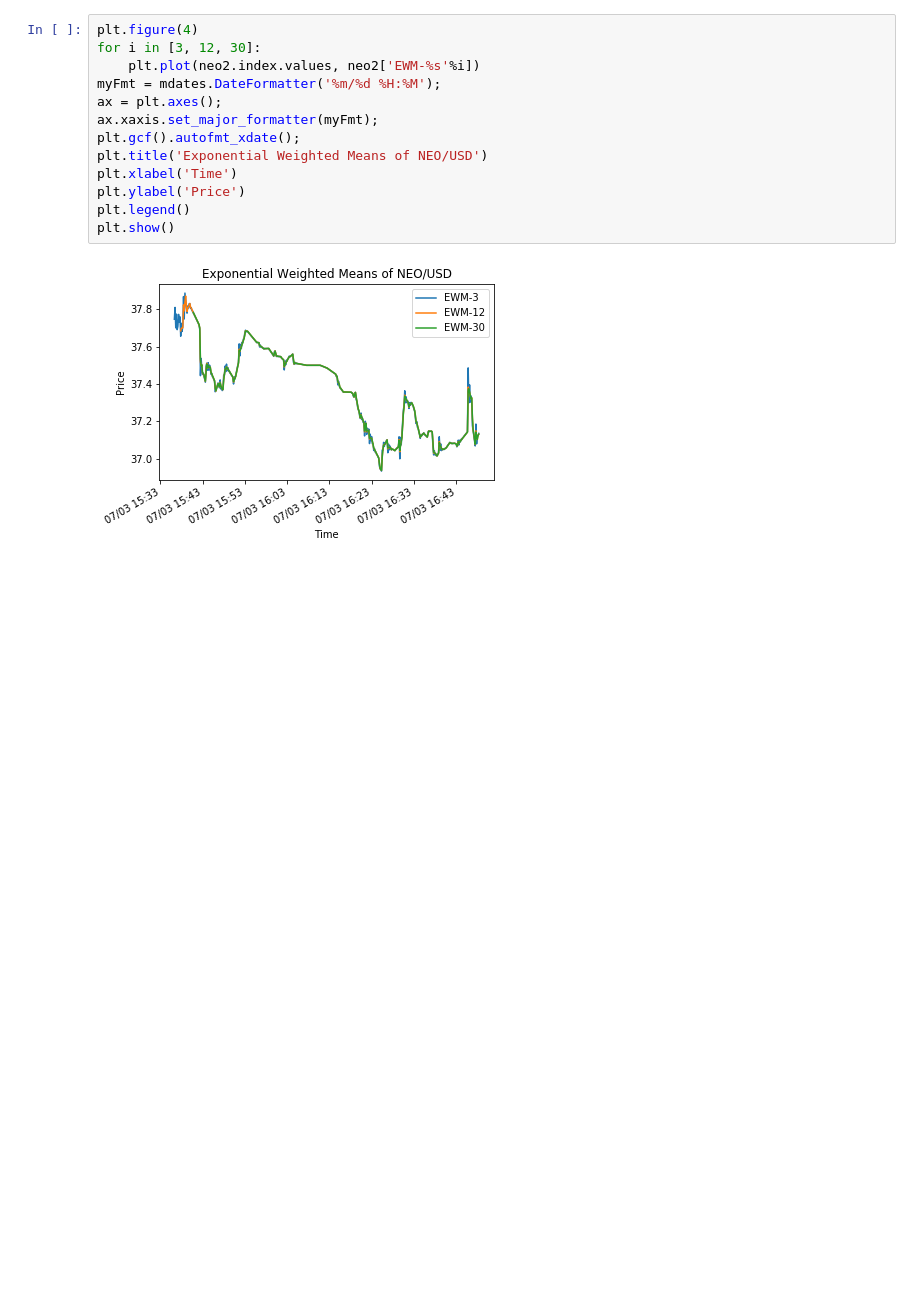
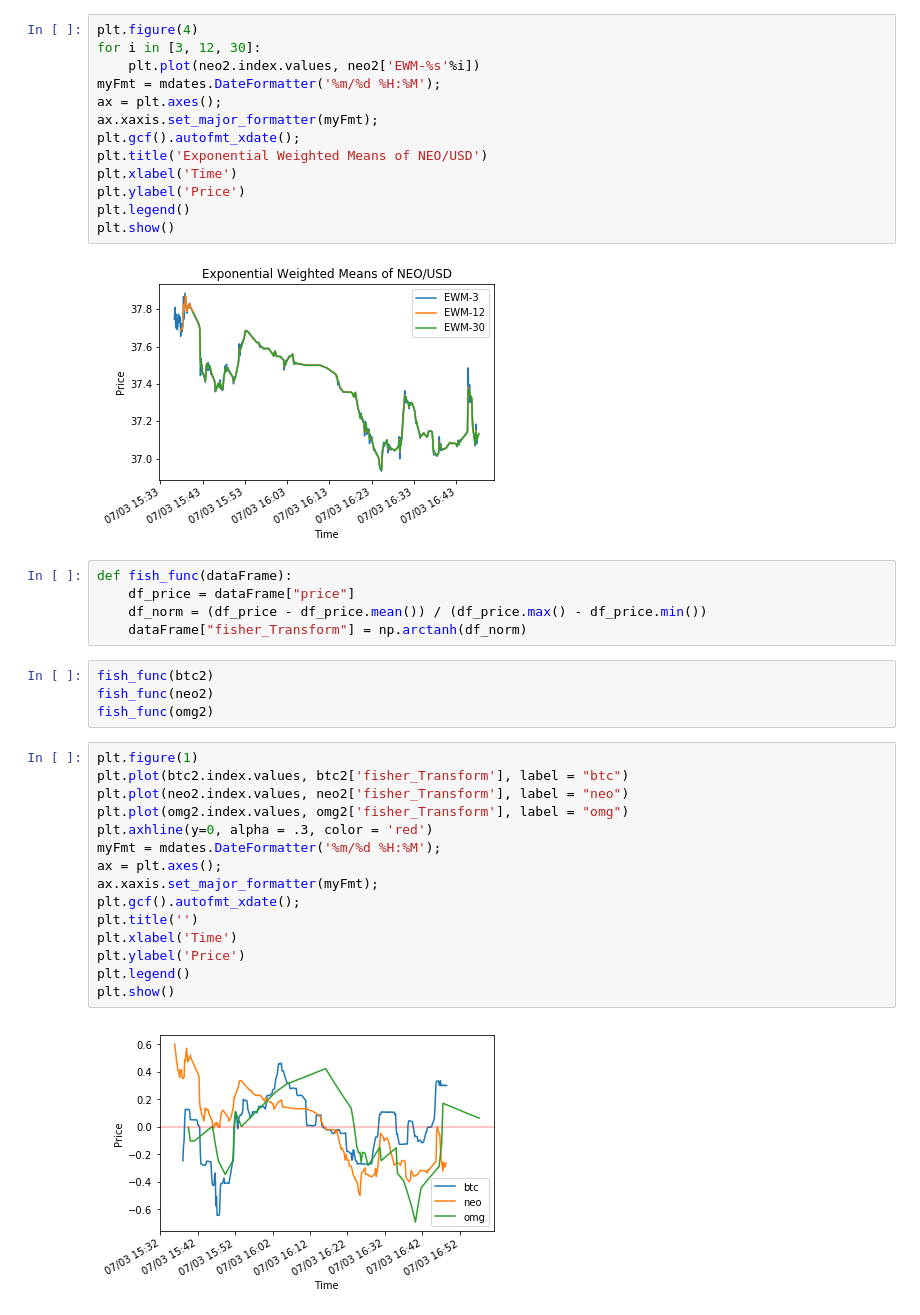
Before and after one commit to shlokKh/Crypto-Brus, a Jupyter notebook: Coin Data Analysis.ipynb, the cells around one changed output. Drawn from its saved outputs; the diff is of its cells as text; blank space fills up the shorter version.

Commit message:
fisher transform analysis added

```diff
--- a/Coin Data Analysis.ipynb
+++ b/Coin Data Analysis.ipynb
@@ -201,3 +201,29 @@ plt.legend()
 plt.show()
 # %% [output]
 [figure]
+# %%
+def fish_func(dataFrame):
+    df_price = dataFrame["price"]
+    df_norm = (df_price - df_price.mean()) / (df_price.max() - df_price.min())
+    dataFrame["fisher_Transform"] = np.arctanh(df_norm)
+# %%
+fish_func(btc2)
+fish_func(neo2)
+fish_func(omg2)
+# %%
+plt.figure(1)
+plt.plot(btc2.index.values, btc2['fisher_Transform'], label = "btc")
+plt.plot(neo2.index.values, neo2['fisher_Transform'], label = "neo")
+plt.plot(omg2.index.values, omg2['fisher_Transform'], label = "omg")
+plt.axhline(y=0, alpha = .3, color = 'red')
+myFmt = mdates.DateFormatter('%m/%d %H:%M');
+ax = plt.axes();
+ax.xaxis.set_major_formatter(myFmt);
+plt.gcf().autofmt_xdate();
+plt.title('')
+plt.xlabel('Time')
+plt.ylabel('Price')
+plt.legend()
+plt.show()
+# %% [output]
+[figure, added]
```
Also changed, not shown: parts of 4 cells of this notebook, 4 other files.
